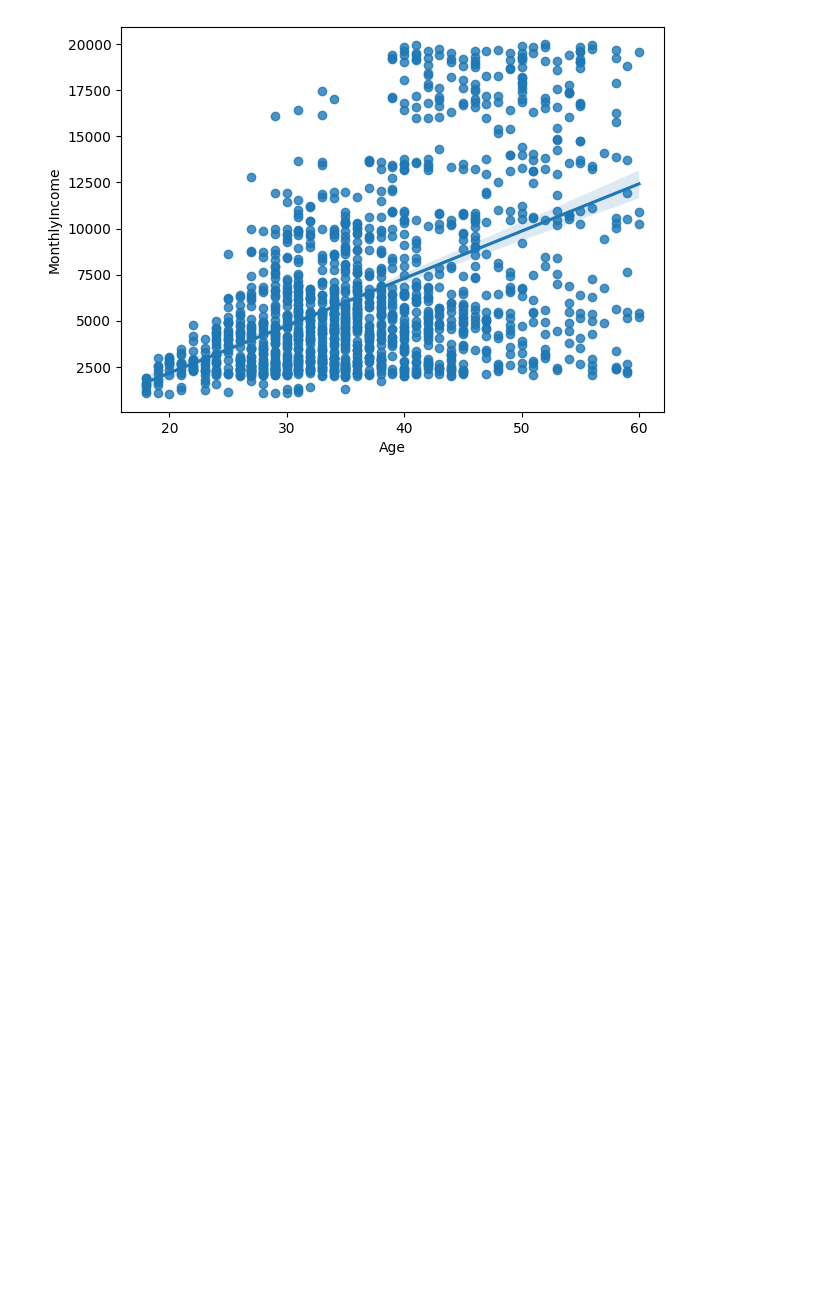
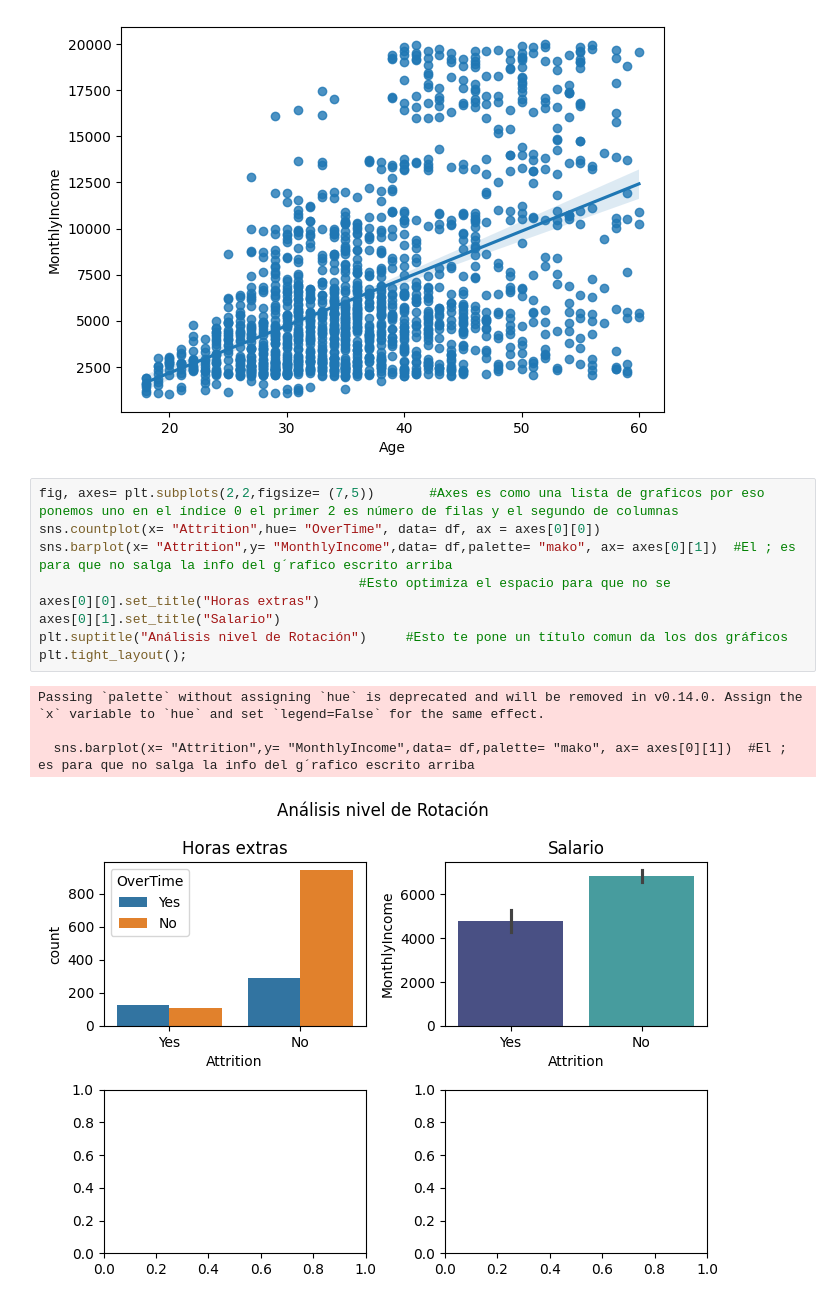
Before and after one commit to jgilsu11/Teoria, a Jupyter notebook: Modulo2/teoria/problema-enunciado.ipynb, the cells around one changed output. Cells and saved outputs as stored; diff of their text form; blank space fills up the shorter version.

Commit message:
Subida gráficos

```diff
--- a/Modulo2/teoria/problema-enunciado.ipynb
+++ b/Modulo2/teoria/problema-enunciado.ipynb
@@ -237,3 +235,17 @@ sns.regplot(x= "Age", y = "MonthlyIncome", data= df)    #La s es para cambiar el
 # %% [output]
 <Axes: xlabel='Age', ylabel='MonthlyIncome'>
 [figure]
+# %%
+fig, axes= plt.subplots(2,2,figsize= (7,5))       #Axes es como una lista de graficos por eso ponemos uno en el índice 0 el primer 2 es número de filas y el segundo de columnas
+sns.countplot(x= "Attrition",hue= "OverTime", data= df, ax = axes[0][0])
+sns.barplot(x= "Attrition",y= "MonthlyIncome",data= df,palette= "mako", ax= axes[0][1])  #El ; es para que no salga la info del g´rafico escrito arriba
+                                         #Esto optimiza el espacio para que no se
+axes[0][0].set_title("Horas extras")
+axes[0][1].set_title("Salario")
+plt.suptitle("Análisis nivel de Rotación")     #Esto te pone un título comun da los dos gráficos
+plt.tight_layout();
+# %% [output]
+Passing `palette` without assigning `hue` is deprecated and will be removed in v0.14.0. Assign the `x` variable to `hue` and set `legend=False` for the same effect.
+
+  sns.barplot(x= "Attrition",y= "MonthlyIncome",data= df,palette= "mako", ax= axes[0][1])  #El ; es para que no salga la info del g´rafico escrito arriba
+[figure, added]
```
Also changed, not shown: parts of 12 cells of this notebook.
